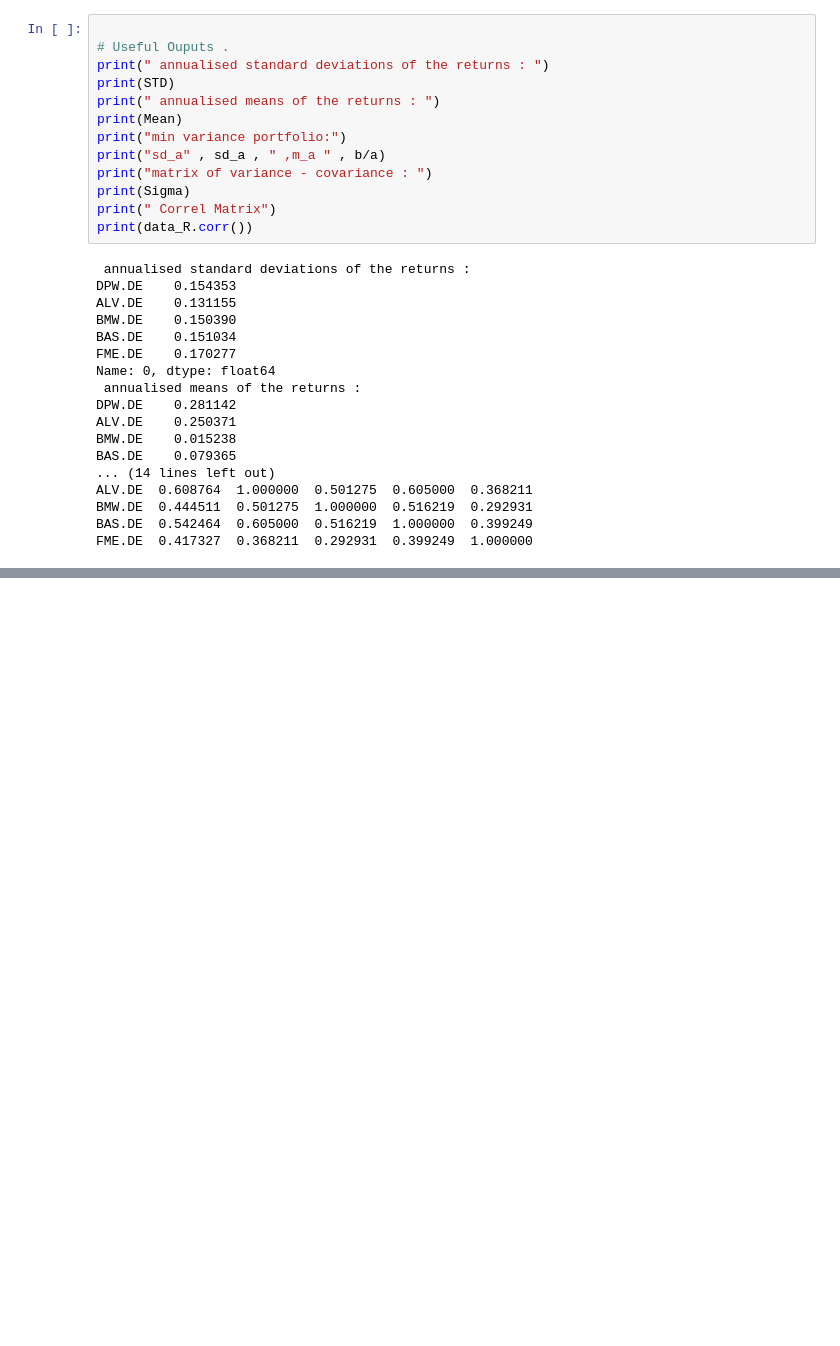
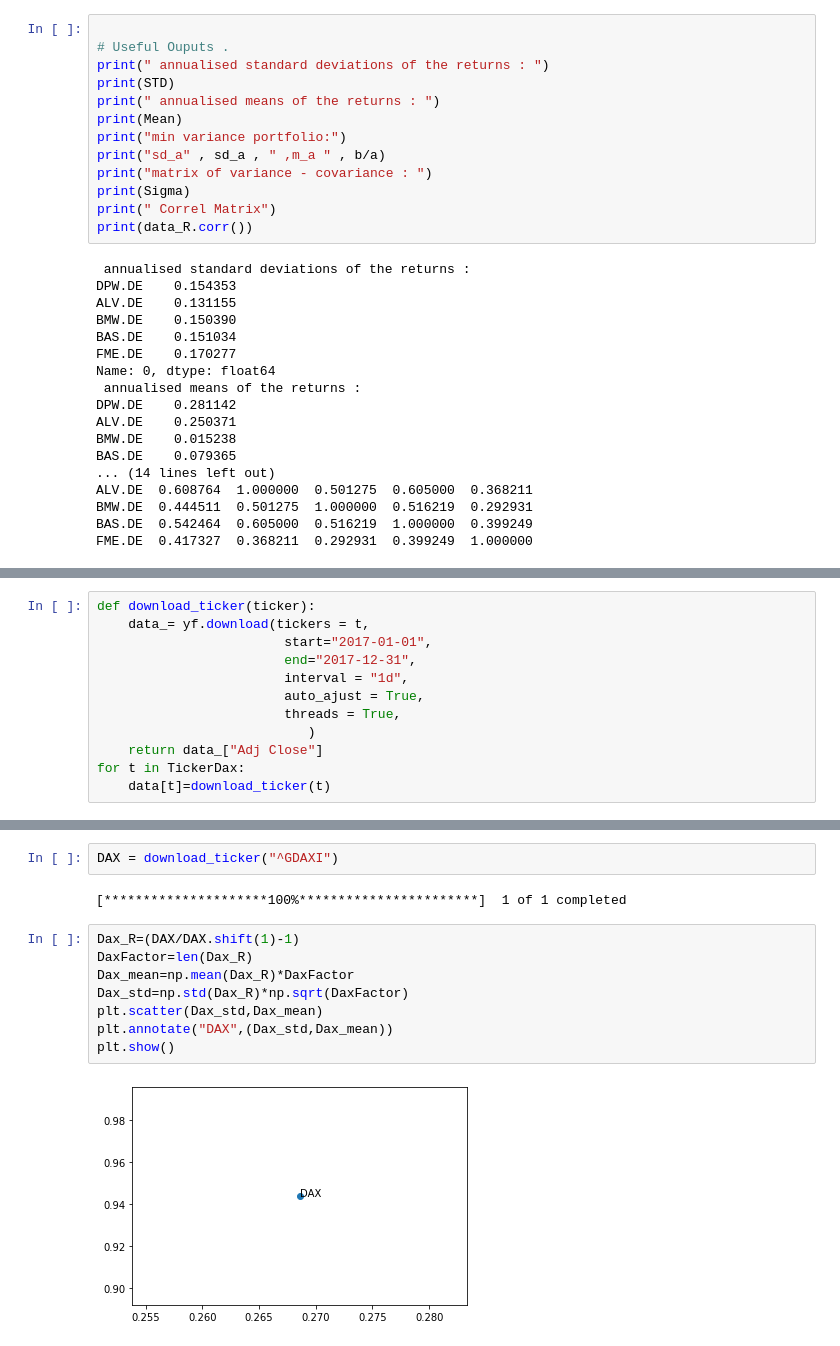
Before and after one commit to gnm3000/quantitative-portfolio-management-book, a Jupyter notebook: Ch 5 Markowitz with a Risk-Free Asset.ipynb, the cells around one changed output, grey strips where cells are left out. Saved outputs shown, nothing was run; the diff lists cells and outputs as text; blank space fills up the shorter version.

```diff
--- a/Ch 5 Markowitz with a Risk-Free Asset.ipynb
+++ b/Ch 5 Markowitz with a Risk-Free Asset.ipynb
@@ -201,0 +211,12 @@ FME.DE  0.417327  0.368211  0.292931  0.399249  1.000000
+# %%
+def download_ticker(ticker):
+    data_= yf.download(tickers = t,
+                        start="2017-01-01",
+                        end="2017-12-31",
+                        interval = "1d",
+                        auto_ajust = True,
+                        threads = True,
+                           )
+    return data_["Adj Close"]
+for t in TickerDax:
+    data[t]=download_ticker(t)
@@ -201,0 +241,14 @@ FME.DE  0.417327  0.368211  0.292931  0.399249  1.000000
+# %%
+DAX = download_ticker("^GDAXI")
+# %% [output]
+[*********************100%***********************]  1 of 1 completed
+# %%
+Dax_R=(DAX/DAX.shift(1)-1)
+DaxFactor=len(Dax_R)
+Dax_mean=np.mean(Dax_R)*DaxFactor
+Dax_std=np.std(Dax_R)*np.sqrt(DaxFactor)
+plt.scatter(Dax_std,Dax_mean)
+plt.annotate("DAX",(Dax_std,Dax_mean))
+plt.show()
+# %% [output]
+[figure, added]
```
Also changed, not shown: parts of 13 cells of this notebook, 5 other files.
